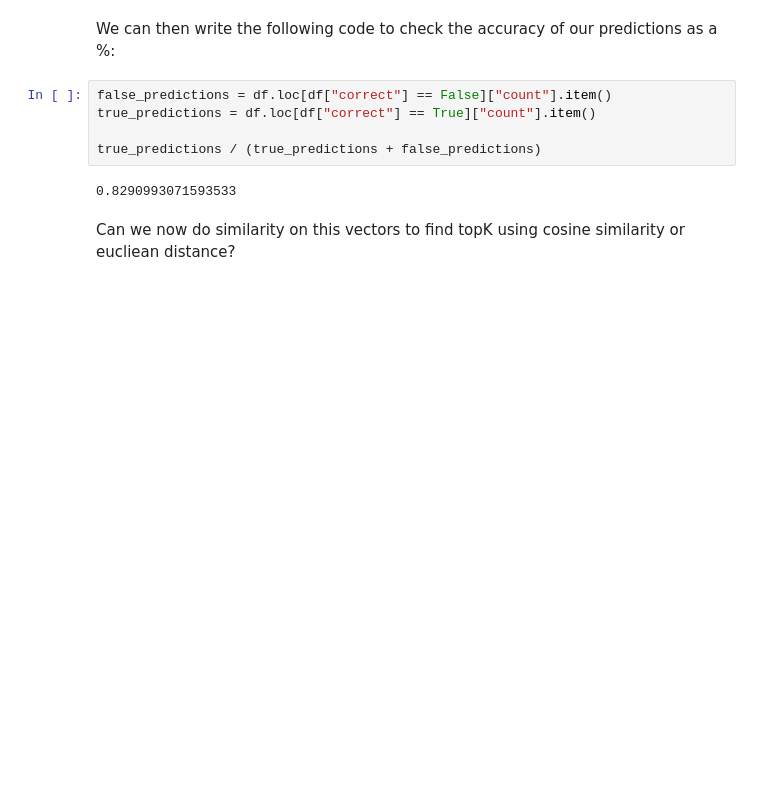
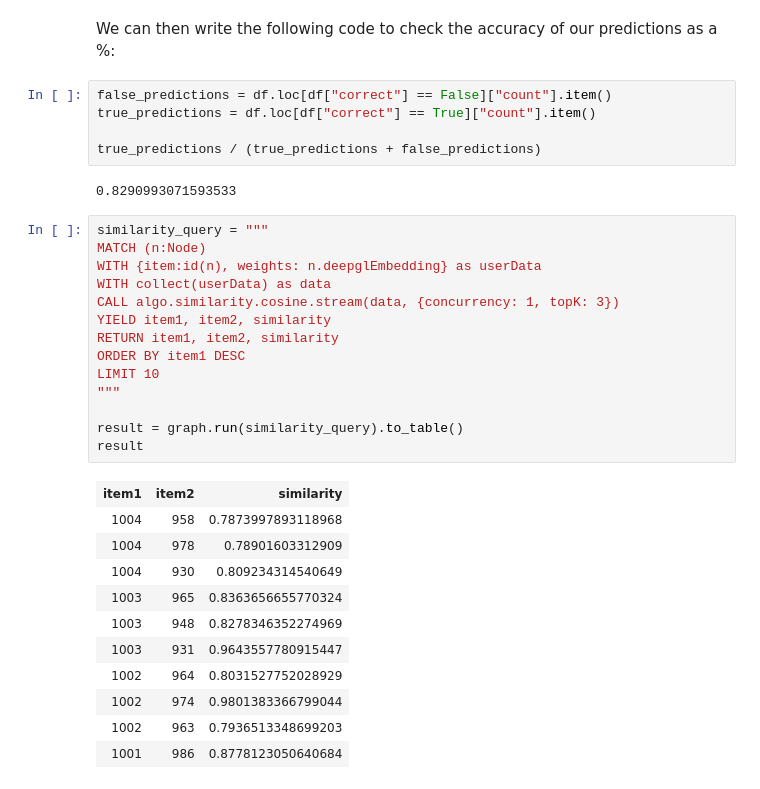
Before and after one commit to neo4j-contrib/training, a Jupyter notebook: ml_ai/05_GraphEmbeddings.ipynb, the cells around one changed output. Drawn from its saved outputs; the diff is of its cells as text; blank space fills up the shorter version.

Commit message:
cosine similarity on embeddings

```diff
--- a/ml_ai/05_GraphEmbeddings.ipynb
+++ b/ml_ai/05_GraphEmbeddings.ipynb
@@ -224,5 +224,29 @@ true_predictions = df.loc[df["correct"] == True]["count"].item()
 true_predictions / (true_predictions + false_predictions)
 # %% [output]
 0.8290993071593533
-# %% [markdown]
-Can we now do similarity on this vectors to find topK using cosine similarity or eucliean distance?
+# %%
+similarity_query = """
+MATCH (n:Node)
+WITH {item:id(n), weights: n.deepglEmbedding} as userData
+WITH collect(userData) as data
+CALL algo.similarity.cosine.stream(data, {concurrency: 1, topK: 3})
+YIELD item1, item2, similarity
+RETURN item1, item2, similarity
+ORDER BY item1 DESC
+LIMIT 10
+"""
+
+result = graph.run(similarity_query).to_table()
+result
+# %% [output]
+| item1 | item2 | similarity |
+| 1004 | 958 | 0.7873997893118968 |
+| 1004 | 978 | 0.78901603312909 |
+| 1004 | 930 | 0.809234314540649 |
+| 1003 | 965 | 0.8363656655770324 |
+| 1003 | 948 | 0.8278346352274969 |
+| 1003 | 931 | 0.9643557780915447 |
+| 1002 | 964 | 0.8031527752028929 |
+| 1002 | 974 | 0.9801383366799044 |
+| 1002 | 963 | 0.7936513348699203 |
+| 1001 | 986 | 0.8778123050640684 |
```
Also changed, not shown: parts of 4 cells of this notebook.
